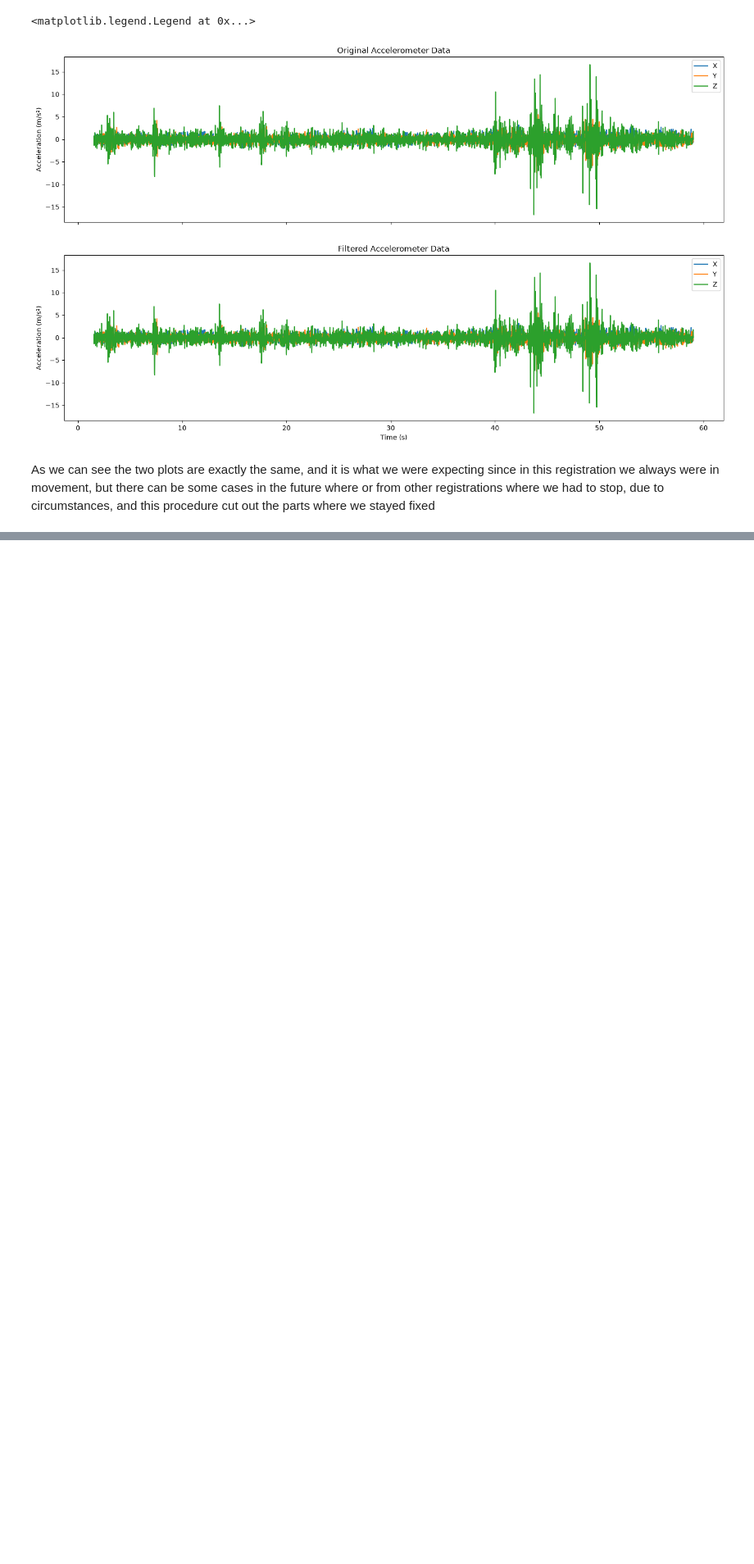
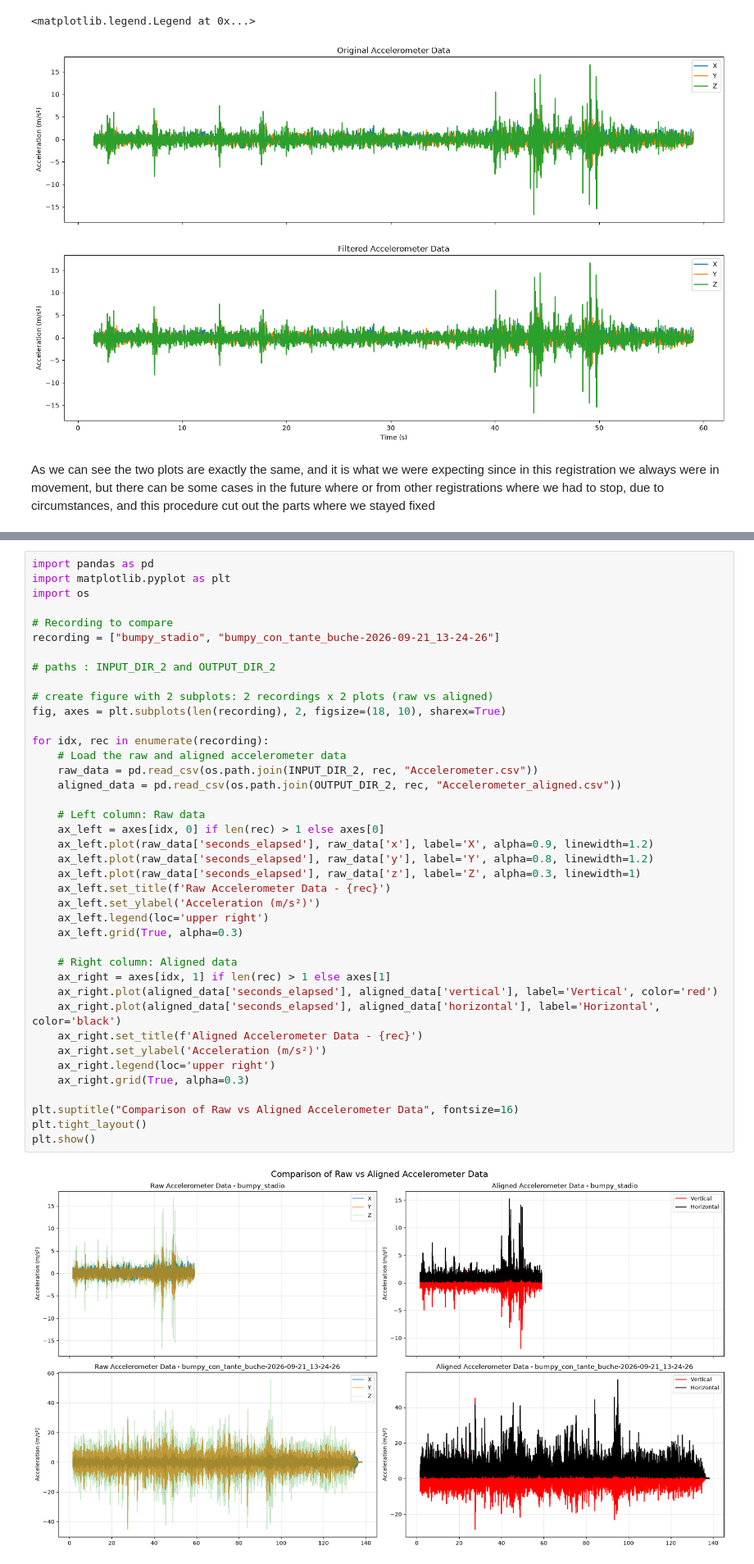
Before and after one commit to ale-the-hit-maker/bikelanes_quality_detector, a Jupyter notebook: notebooks/version1.ipynb, the cells around one changed output, grey strips where cells are left out. Shown at 82% size. Saved outputs shown, nothing was run; the diff lists cells and outputs as text; blank space fills up the shorter version.

```diff
--- a/notebooks/version1.ipynb
+++ b/notebooks/version1.ipynb
@@ -281,0 +392,42 @@ As we can see the two plots are exactly the same, and it is what we were expecti
+# %%
+import pandas as pd
+import matplotlib.pyplot as plt
+import os
+
+# Recording to compare
+recording = ["bumpy_stadio", "bumpy_con_tante_buche-2026-09-21_13-24-26"]
+
+# paths : INPUT_DIR_2 and OUTPUT_DIR_2
+
+# create figure with 2 subplots: 2 recordings x 2 plots (raw vs aligned)
+fig, axes = plt.subplots(len(recording), 2, figsize=(18, 10), sharex=True)
+
+for idx, rec in enumerate(recording):
+    # Load the raw and aligned accelerometer data
+    raw_data = pd.read_csv(os.path.join(INPUT_DIR_2, rec, "Accelerometer.csv"))
+    aligned_data = pd.read_csv(os.path.join(OUTPUT_DIR_2, rec, "Accelerometer_aligned.csv"))
+
+    # Left column: Raw data
+    ax_left = axes[idx, 0] if len(rec) > 1 else axes[0]
+    ax_left.plot(raw_data['seconds_elapsed'], raw_data['x'], label='X', alpha=0.9, linewidth=1.2)
+    ax_left.plot(raw_data['seconds_elapsed'], raw_data['y'], label='Y', alpha=0.8, linewidth=1.2)
+    ax_left.plot(raw_data['seconds_elapsed'], raw_data['z'], label='Z', alpha=0.3, linewidth=1)
+    ax_left.set_title(f'Raw Accelerometer Data - {rec}')
+    ax_left.set_ylabel('Acceleration (m/s²)')
+    ax_left.legend(loc='upper right')
+    ax_left.grid(True, alpha=0.3)
+
+    # Right column: Aligned data
+    ax_right = axes[idx, 1] if len(rec) > 1 else axes[1]
+    ax_right.plot(aligned_data['seconds_elapsed'], aligned_data['vertical'], label='Vertical', color='red')
+    ax_right.plot(aligned_data['seconds_elapsed'], aligned_data['horizontal'], label='Horizontal', color='black')
+    ax_right.set_title(f'Aligned Accelerometer Data - {rec}')
+    ax_right.set_ylabel('Acceleration (m/s²)')
+    ax_right.legend(loc='upper right')
+    ax_right.grid(True, alpha=0.3)
+
+plt.suptitle("Comparison of Raw vs Aligned Accelerometer Data", fontsize=16)
+plt.tight_layout()
+plt.show()
+# %% [output]
+[figure, added]
```
Also changed, not shown: parts of 6 cells of this notebook, 39 other files.
